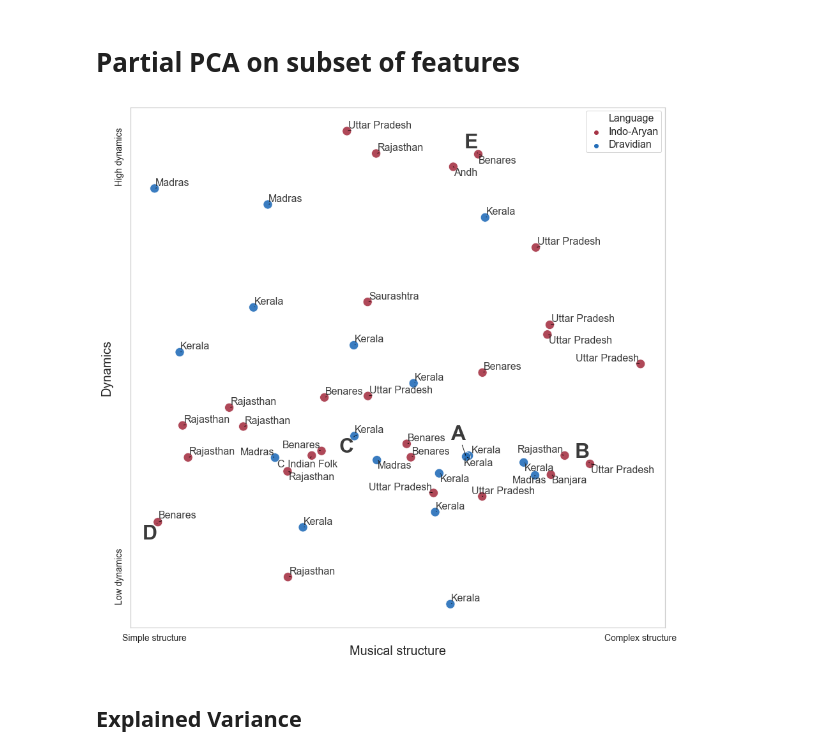
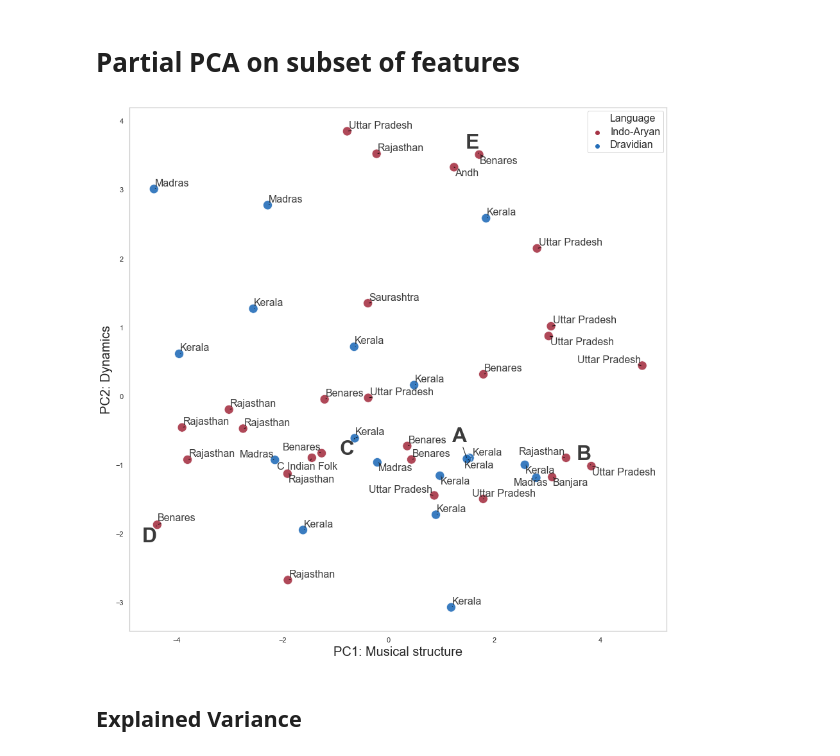
Before and after one commit to comp-music-lab/sfc-journal-2020, a Jupyter notebook: PCA.ipynb, the cells around one changed output. Saved outputs shown, nothing was run; the diff lists cells and outputs as text; code cells hidden in the pictures.

```diff
--- a/PCA.ipynb
+++ b/PCA.ipynb
@@ -162,8 +162,8 @@ x = codings.loc[:, features].values
 x = StandardScaler().fit_transform(x)
 y = codings.loc[:,['language']].values
 # %%
-pc1 = 'Melodic Complexity'
-pc2 = 'Vocal Style'
+pc1 = 'PC1: Vocal Complexity'
+pc2 = 'PC2: Instrumental Complexity'
 
 x = np.nan_to_num(x)
 pca = PCA(n_components=2)
@@ -175,7 +175,7 @@ principalDf = pd.DataFrame(data = principalComponents
 finalDf = pd.concat([principalDf, codings['language']], axis = 1)
 # %%
 finalDf.to_csv('./data/pca_coords.csv')
-finalDf['Vocal Style'] = finalDf['Vocal Style']*-1
+finalDf[pc2] = finalDf[pc2]*-1
 # %%
 codings = codings.rename(columns = {'language':'Language'})
 codings = codings.replace({'Indo-European':'Indo-Aryan'})
@@ -294,8 +294,8 @@ x = np.nan_to_num(x)
 pca = PCA(n_components=2)
 principalComponents = pca.fit_transform(x)
 
-pc1 = 'Ornamentation'
-pc2 = 'Vocal Complexity'
+pc1 = 'PC1: Ornamentation'
+pc2 = 'PC2: Vocal Complexity'
 
 principalDf = pd.DataFrame(data = principalComponents
              , columns = [pc1, pc2])
@@ -418,8 +418,8 @@ x = codings.loc[:, subset].values
 x = StandardScaler().fit_transform(x)
 y = codings.loc[:,['region']].values
 # %%
-pc1 = 'Musical structure'
-pc2 = 'Dynamics'
+pc1 = 'PC1: Musical structure'
+pc2 = 'PC2: Dynamics'
 
 x = np.nan_to_num(x)
 pca = PCA(n_components=2)
@@ -452,41 +452,41 @@ ax.set_ylabel(pc2, fontsize=20)
 
 #legend
 plt.setp(ax.get_legend().get_texts(), fontsize='16') # for legend text
 
-plt.xticks((finalDf[pc1].min(),finalDf[pc1].max()),
-           ('Simple structure', 'Complex structure'),
-           fontsize=14)
-
-plt.yticks((finalDf[pc2].min(),finalDf[pc2].max()-.8),
-           ('Low dynamics', 'High dynamics'),
-           rotation='vertical', va='bottom',fontsize=14)
+# plt.xticks((finalDf[pc1].min(),finalDf[pc1].max()),
+#            ('Simple structure', 'Complex structure'),
+#            fontsize=14)
+#
+# plt.yticks((finalDf[pc2].min(),finalDf[pc2].max()-.8),
+#            ('Low dynamics', 'High dynamics'),
+#            rotation='vertical', va='bottom',fontsize=14)
 
 #annotations
 texts = [plt.text(finalDf.loc[line, pc1],
                   finalDf.loc[line, pc2],
                   codings.loc[line, 'culture'],
                   ha='center', va='center', alpha=.9,
                   weight='light', size='medium')
          for line in range(0,codings.shape[0])]
 
 labels = []
 
 for line in range(0,codings.shape[0]):
     coding = codings.loc[line, 'canto_coding_id']
     if str(coding) in examples.keys():
         labels.append(plt.text(finalDf.loc[line, pc1],
                   finalDf.loc[line, pc2],
                   examples[str(coding)],
                   ha='center', va='center', alpha=.9,
                   weight='bold', size='large', fontsize=32))
 
 #adjust annotations
 adjust_text(texts+labels, arrowprops=dict(arrowstyle='-', alpha=.9, color='black'))
 
 #save to disk
 plt.savefig("./figs/pca/partial_recordings_subset_feat.png")
 # %% [output]
-[figure, old version]
+[figure, new version]
 # %% [markdown]
 ## Explained Variance
 # %%
```
Also changed, not shown: parts of 4 cells of this notebook, 11 other files.
